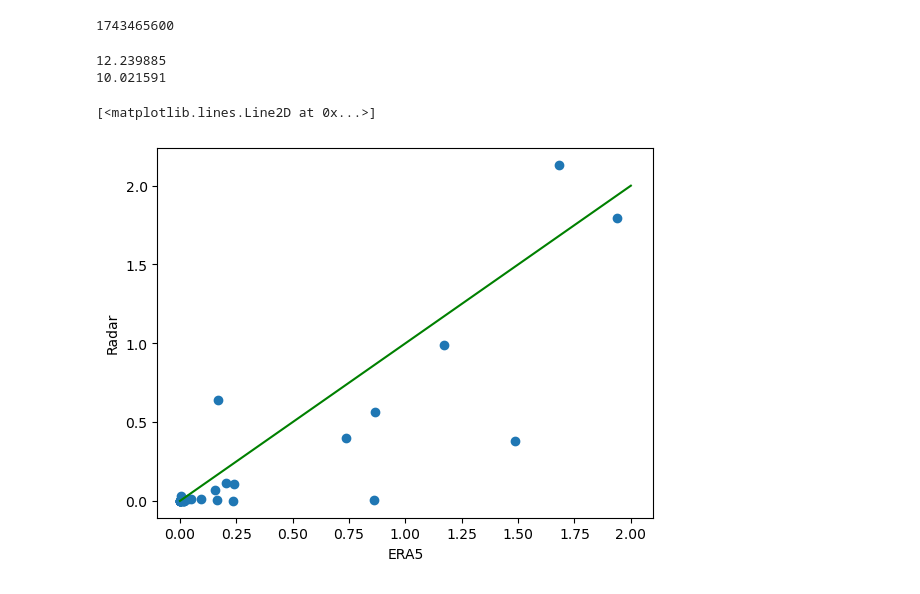
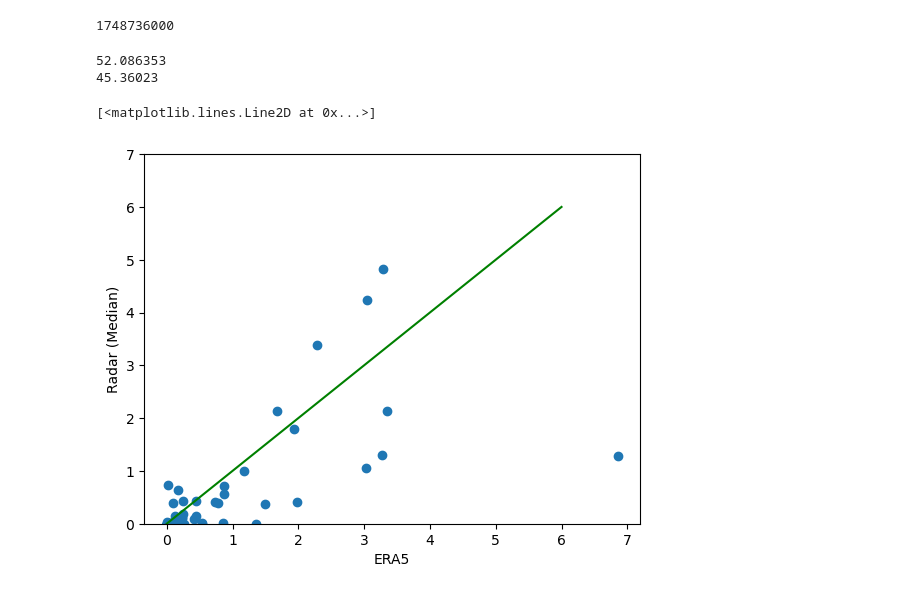
Before and after one commit to Troll-Observing-Network/neumayer-snowfall, a Jupyter notebook: TrollMarchAccum.ipynb, the cells around one changed output. Drawn from its saved outputs; the diff is of its cells as text; code cells hidden in the pictures.

```diff
--- a/TrollMarchAccum.ipynb
+++ b/TrollMarchAccum.ipynb
@@ -57,5 +14,5 @@ filling off
 # %%
-radar_accum = np.zeros([31])
+radar_accum = np.zeros([92])
 daily_accum = {}
 
 i = 0
@@ -99,4 +56,4 @@ daily_series = pd.Series(daily_accum)
 daily_series.index = pd.to_datetime(daily_series.index)
 daily_series.name = 'snowfall_accumulation_mm'
 daily_series.index.name = 'date'
-daily_series.to_csv('troll_radar_march_accum.csv')
+#daily_series.to_csv('troll_radar_march_accum.csv')
@@ -189,26 +68,27 @@ filling on, default _FillValue of -9223372036854775806 used
 # %%
-print(model.variables['valid_time'][0])
-#1743465600
+print(model.variables['valid_time'][2208])
+#1748736000
 # %% [output]
-1743465600
+1748736000
 # %%
-eraUpperAccum = np.trapz(maxMod[:744])
-eraLowerAccum = np.trapz(minMod[:744])
+eraUpperAccum = np.trapz(maxMod[:2208])
+eraLowerAccum = np.trapz(minMod[:2208])
 
 print(eraUpperAccum)
 print(eraLowerAccum)
 # %% [output]
-12.239885
-10.021591
+52.086353
+45.36023
 # %%
-accum_daily_low = np.sum(minMod[:744].reshape(31, 24), axis=1)
-accum_daily_high = np.sum(maxMod[:744].reshape(31, 24), axis=1)
+accum_daily_low = np.sum(minMod[:2208].reshape(92, 24), axis=1)
+accum_daily_high = np.sum(maxMod[:2208].reshape(92, 24), axis=1)
 # %%
 plt.scatter(accum_daily_low, radar_accum)
 plt.xlabel("ERA5")
-plt.ylabel("Radar")
-plt.plot(np.arange(0, 3), np.arange(0, 3), c='g')
+plt.ylabel("Radar (Median)")
+plt.ylim(0, 7)
+plt.plot(np.arange(0, 7), np.arange(0, 7), c='g')
 # %% [output]
 [<matplotlib.lines.Line2D at 0x...>]
-[figure, old version]
+[figure, new version]
 # %%
```
Also changed, not shown: parts of 13 cells of this notebook, 1 other file.
